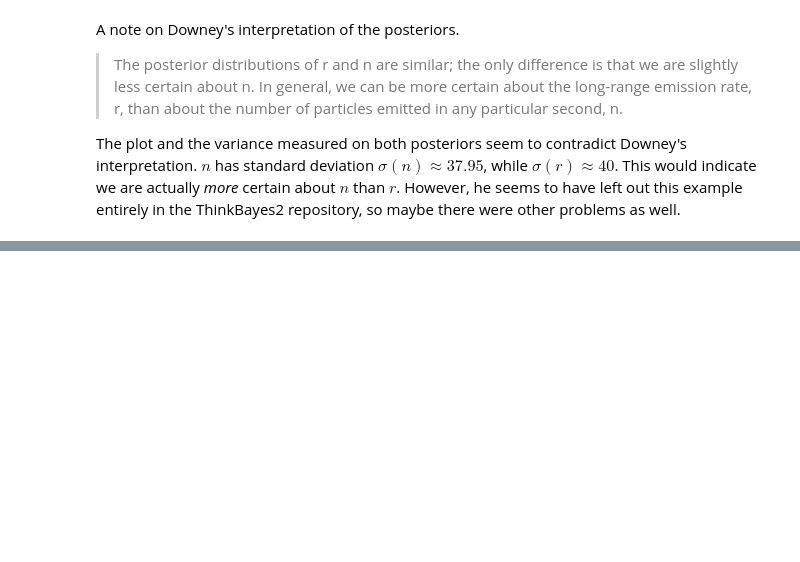
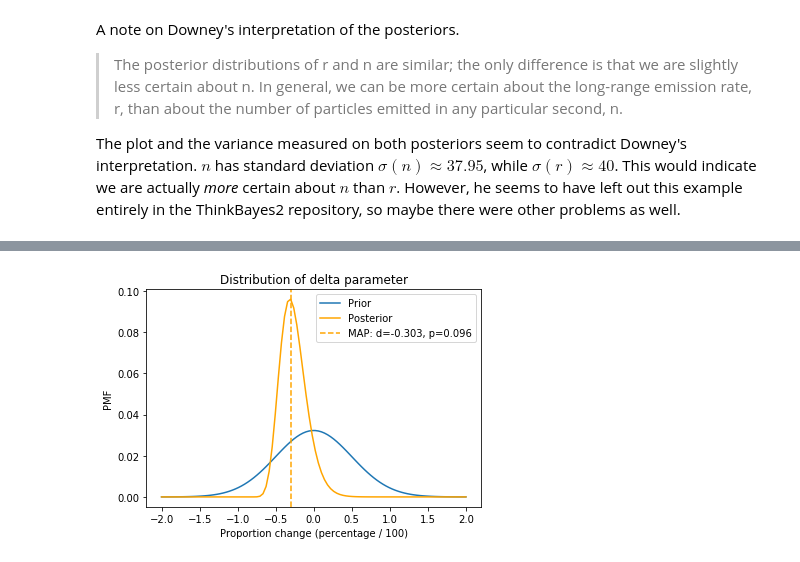
Before and after one commit to alexklibisz/exercises, a Jupyter notebook: think-bayes/chap14.ipynb, the cells around one changed output, grey strips where cells are left out. Saved outputs shown, nothing was run; the diff lists cells and outputs as text; code cells hidden in the pictures; blank space fills up the shorter version.

```diff
--- a/think-bayes/chap14.ipynb
+++ b/think-bayes/chap14.ipynb
@@ -229,0 +346,68 @@ there were other problems as well.
+# %%
+class MosquitoDelta(mtb.PMF):
+    """
+
+    # Arguments:
+        D: possible values for parameter d (delta).
+        N: possible values for parameter n (number of mosquitos).
+        f1: fraction of n coming into yard.
+        f2: fraction of mosquitos in yard getting trapped.
+
+    """
+    def __init__(self, D_hypos, D_priors, N, f1, f2):
+        super().__init__(D_hypos, D_priors)
+        self.mc_params = (N, f1, f2)
+
+    def likelihood(self, data, hypo):
+        """P(data | hypo) = P((k1, k2) | d)
+
+        # Arguments:
+            data: (k1, k2), the two numbers of mosquitos found on the trap.
+            hypo: d, the hypothesized delta value.
+
+        # Returns:
+            like: scalar likelihood.
+        """
+
+        k1, k2 = data
+        d = hypo
+
+        # Instantiate a distribution over variable n.
+        n = MosquitoCount(*self.mc_params)
+
+        # Update using the first count.
+        n.update(k1)
+
+        # Increment or decrement n by the hypothesized delta.
+        # d = (n2 - n1) / n1
+        # n2 = n1 + n1 * d
+        n.index += n.index * d
+
+        # Update using the second count. This time do not normalize.
+        n.update(k2, normalize=False)
+
+        # Return the unnormalized posterior.
+        return n.sum()
+
+k1, k2 = K = [30, 20]
+f1, f2 = 0.5, 0.5
+N = np.arange(1, 301, 1)
+D_hypos = np.linspace(-2, 2, 100)
+D_probs = stats.norm.pdf(D_hypos, 0, 0.5)
+
+d = MosquitoDelta(D_hypos, D_probs, N, f1, f2)
+d.plot(label='Prior')
+
+d.update(K)
+d.plot(label='Posterior', color='orange')
+
+x, p = d.MAP()
+plt.axvline(x, label='MAP: d=%.3lf, p=%.3lf' % (x, p), color='orange', linestyle='--')
+
+plt.title('Distribution of delta parameter')
+plt.xlabel('Proportion change (percentage / 100)')
+plt.ylabel('PMF')
+plt.legend()
+plt.show()
+# %% [output]
+[figure, added]
```
Also changed, not shown: parts of 8 cells of this notebook.
